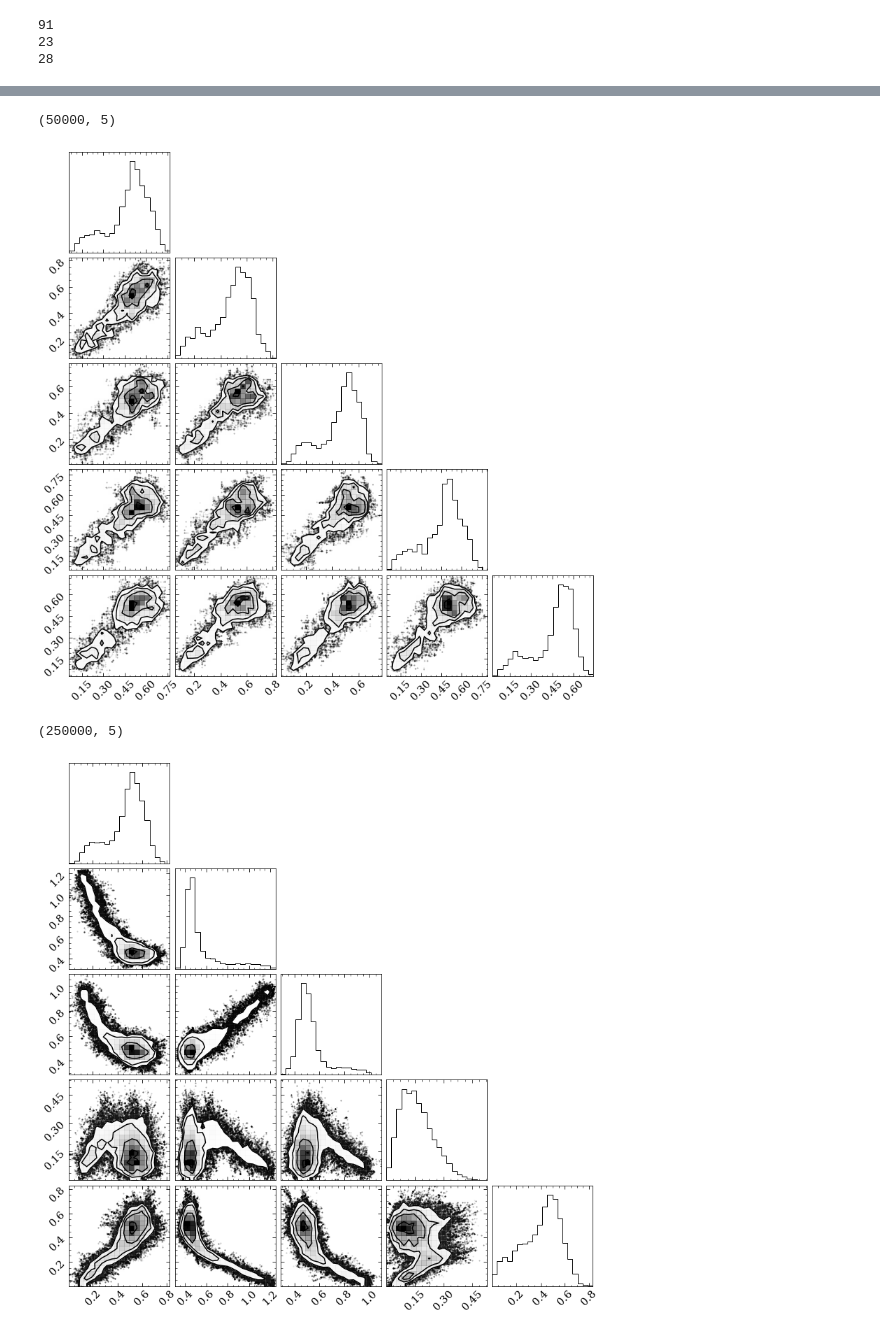
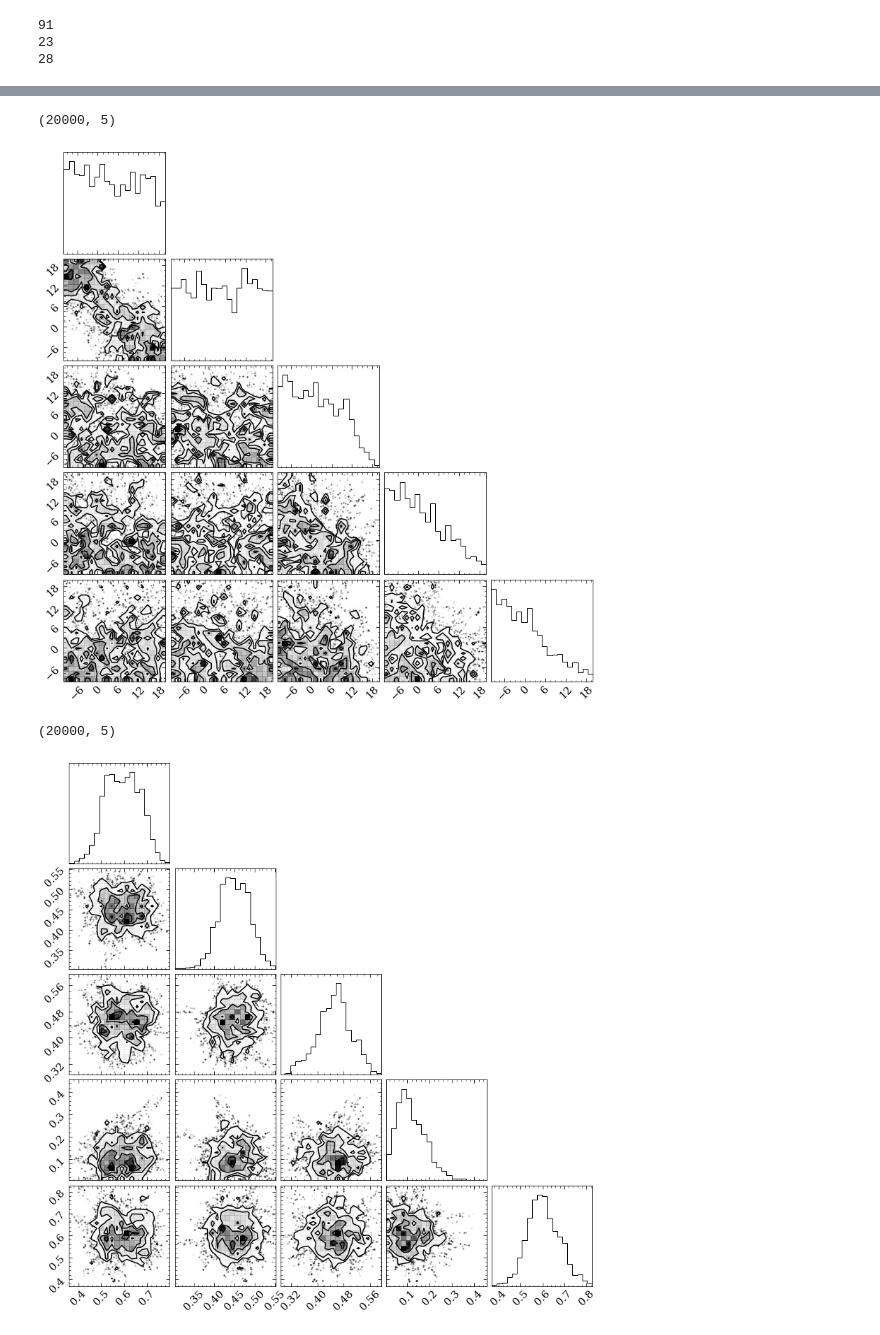
Before and after one commit to aidantmcb/microKT, a Jupyter notebook: 240517_CACloudKT.ipynb, the cells around one changed output, grey strips where cells are left out. Cells and saved outputs as stored; diff of their text form; code cells hidden in the pictures.

```diff
--- a/240517_CACloudKT.ipynb
+++ b/240517_CACloudKT.ipynb
@@ -269,7 +273,7 @@ def runMCMC(sl, steps = 500, nwalkers = 400, pool = None, filename = None):
         backend = None
 
     sampler = emcee.EnsembleSampler(nwalkers, nparams , logprobability,
-                                    kwargs={'sl': sl}, pool = pool, backend = backend)
+                                    kwargs={'sl': sl, 'k': 3}, pool = pool, backend = backend)
 
     init = 10 *  (np.random.random((nwalkers, nparams)) - 0.5)
     init[:, ndim:2*ndim] = np.abs(sl.voxel_dAVdd.ravel()[np.newaxis, :] + 0.1*(np.random.random(init[:, ndim:2*ndim].shape)-0.5))
@@ -281,9 +285,9 @@ def runMCMC(sl, steps = 500, nwalkers = 400, pool = None, filename = None):
     return sampler, ndim, nparams, init
 # %%
 sl = sightlines[0]
-if False:
+if True:
     with mp.Pool(10) as pool:
         for i in range(len(sightlines)):
             sl_i = sightlines[i]
-            sampler, _, __, init = runMCMC(sl_i, pool = pool, steps = 2500, nwalkers = 200, filename = 'RUNS_H5/sightline_standard_{}.h5'.format(i))
+            sampler, _, __, init = runMCMC(sl_i, pool = pool, steps = 5000, nwalkers = 200, filename = 'RUNS_H5/sightline_5000iters_standard_{}.h5'.format(i),)
             sl_i.intake(sampler)
@@ -295,10 +303,10 @@ if False:
 chains = []
 probabilities = []
 for i in range(len(sightlines)):
-    reader = emcee.backends.HDFBackend('RUNS_H5/sightline_standard_{}.h5'.format(i))
+    reader = emcee.backends.HDFBackend('RUNS_H5/sightline_5000iters_standard_{}.h5'.format(i))
     chains.append(reader.get_chain())
     probabilities.append(reader.get_log_prob())
 # %%
-reader = emcee.backends.HDFBackend('RUNS_H5/sightline_standard_0.h5')
+reader = emcee.backends.HDFBackend('RUNS_H5/sightline_5000_iters_standard_0.h5')
 chain = reader.get_chain()
 log_prob_vals = reader.get_log_prob()
@@ -366,44 +366,46 @@ def make_corner_vonly(sampler, ndim, labels, chain = None, minval = -100):
     if chain is None:
         samples = sampler.chain[:, minval:, :ndim].reshape((-1, ndim))
     else:
-        samples = chain[:, minval:, ndim].reshape((-1, ndim))
+        samples = chain[minval:, :, :ndim].reshape((-1, ndim))
     print(samples.shape)
     # print(samples)
     fig = corner.corner(samples, figsize = (20, 20), labels = labels)
     # for ax in fig.axes:
         # ax.set_xlim(-15, 15)
         # ax.set_ylim(-15, 15)
     plt.show()
 def make_corner_avonly(sampler, ndim, labels, chain = None,  minval = -100):
     if chain is None:
         samples = sampler.chain[:, minval:, ndim:2*ndim].reshape((-1, ndim))
     else:
-        samples = chain[:, minval:, ndim:2*ndim].reshape((-1, ndim))
+        samples = chain[minval:, :, ndim:2*ndim].reshape((-1, ndim))
     print(samples.shape)
     # print(samples)
     fig = corner.corner(samples, figsize = (20, 20), labels = labels)
     # for ax in fig.axes:
         # ax.set_xlim(-15, 15)
         # ax.set_ylim(-15, 15)
     plt.show()
 def make_corner_av_offsetonly(sampler, ndim, nsig, labels, chain = None, minval = -100):
+
     # samples = sampler.chain[:, minval:, 2 * ndim:].reshape((-1, ndim * nsig))
     if chain is None:
-        samples = sampler.chain[:, minval:, ndim:2*ndim].reshape((-1, ndim))
+        samples = sampler.chain[:, minval:, 2*ndim:].reshape((-1, ndim))
     else:
-        samples = chain[:, minval:, ndim:2*ndim].reshape((-1, ndim))
+        samples = chain[minval:,:,  2*ndim:].reshape((-1, ndim))
     print(samples.shape)
     # print(samples)
     fig = corner.corner(samples, figsize = (20, 20), labels = labels)
     # for ax in fig.axes:
         # ax.set_xlim(-15, 15)
         # ax.set_ylim(-15, 15)
     plt.show()
-make_corner_vonly(None, sl.ndim, None, chain = chain)
-make_corner_avonly(None, sl.ndim, None, chain = chain)
-# make_corner_av_offsetonly(sampler, sl.ndim, sl.nsig, None)
+idx = 0
+make_corner_vonly(None, sightlines[idx].ndim, None, chain = chains[idx])
+make_corner_avonly(None, sightlines[idx].ndim, None, chain = chains[idx])
+make_corner_av_offsetonly(None, sightlines[idx].ndim, sl.nsig, None, chain = chains[idx])
 # %% [output]
-(50000, 5)
+(20000, 5)
-[figure, old version]
+[figure, new version]
-(250000, 5)
+(20000, 5)
-[figure, old version]
+[figure, new version]
```
Also changed, not shown: parts of 13 cells of this notebook, 2 other files.
